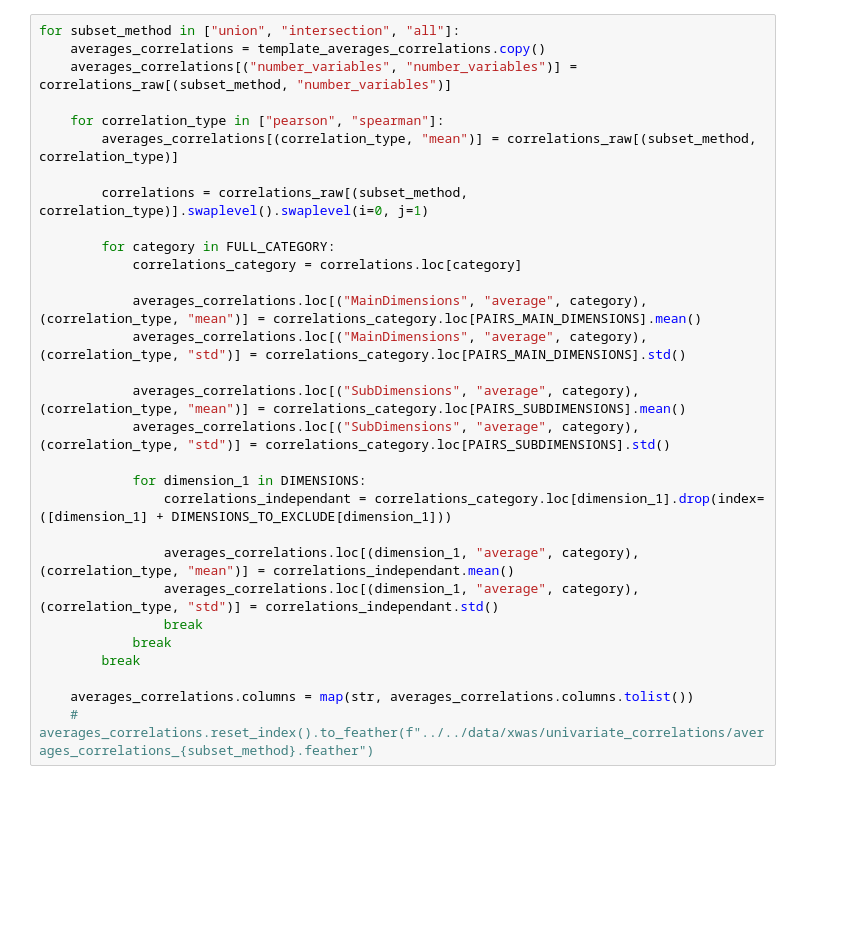
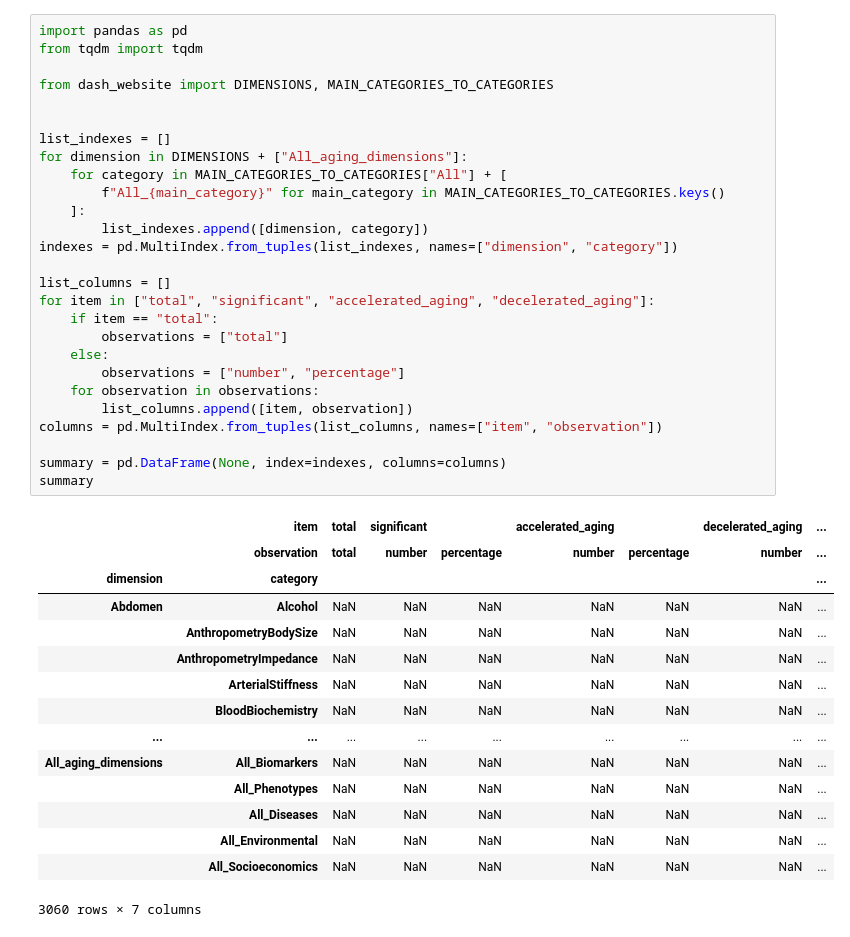
Before and after one commit to Deep-Learning-and-Aging/Website, a Jupyter notebook: external_code/xwas/tries.ipynb, the cells around one changed output. Saved outputs shown, nothing was run; the diff lists cells and outputs as text; blank space fills up the shorter version.

```diff
--- a/external_code/xwas/tries.ipynb
+++ b/external_code/xwas/tries.ipynb
@@ -110,30 +1,43 @@ template_averages_correlations = pd.DataFrame(None, index=indexes, columns=colum
-# %%
-for subset_method in ["union", "intersection", "all"]:
-    averages_correlations = template_averages_correlations.copy()
-    averages_correlations[("number_variables", "number_variables")] = correlations_raw[(subset_method, "number_variables")]
-
-    for correlation_type in ["pearson", "spearman"]:
-        averages_correlations[(correlation_type, "mean")] = correlations_raw[(subset_method, correlation_type)]
-
-        correlations = correlations_raw[(subset_method, correlation_type)].swaplevel().swaplevel(i=0, j=1)
-
-        for category in FULL_CATEGORY:
-            correlations_category = correlations.loc[category]
-
-            averages_correlations.loc[("MainDimensions", "average", category), (correlation_type, "mean")] = correlations_category.loc[PAIRS_MAIN_DIMENSIONS].mean()
-            averages_correlations.loc[("MainDimensions", "average", category), (correlation_type, "std")] = correlations_category.loc[PAIRS_MAIN_DIMENSIONS].std()
-
-            averages_correlations.loc[("SubDimensions", "average", category), (correlation_type, "mean")] = correlations_category.loc[PAIRS_SUBDIMENSIONS].mean()
-            averages_correlations.loc[("SubDimensions", "average", category), (correlation_type, "std")] = correlations_category.loc[PAIRS_SUBDIMENSIONS].std()
-
-            for dimension_1 in DIMENSIONS:
-                correlations_independant = correlations_category.loc[dimension_1].drop(index=([dimension_1] + DIMENSIONS_TO_EXCLUDE[dimension_1]))
-
-                averages_correlations.loc[(dimension_1, "average", category), (correlation_type, "mean")] = correlations_independant.mean()
-                averages_correlations.loc[(dimension_1, "average", category), (correlation_type, "std")] = correlations_independant.std()
-                break
-            break
-        break
-
-    averages_correlations.columns = map(str, averages_correlations.columns.tolist())
-    # averages_correlations.reset_index().to_feather(f"../../data/xwas/univariate_correlations/averages_correlations_{subset_method}.feather")
+# %%
+import pandas as pd
+from tqdm import tqdm
+
+from dash_website import DIMENSIONS, MAIN_CATEGORIES_TO_CATEGORIES
+
+
+list_indexes = []
+for dimension in DIMENSIONS + ["All_aging_dimensions"]:
+    for category in MAIN_CATEGORIES_TO_CATEGORIES["All"] + [
+        f"All_{main_category}" for main_category in MAIN_CATEGORIES_TO_CATEGORIES.keys()
+    ]:
+        list_indexes.append([dimension, category])
+indexes = pd.MultiIndex.from_tuples(list_indexes, names=["dimension", "category"])
+
+list_columns = []
+for item in ["total", "significant", "accelerated_aging", "decelerated_aging"]:
+    if item == "total":
+        observations = ["total"]
+    else:
+        observations = ["number", "percentage"]
+    for observation in observations:
+        list_columns.append([item, observation])
+columns = pd.MultiIndex.from_tuples(list_columns, names=["item", "observation"])
+
+summary = pd.DataFrame(None, index=indexes, columns=columns)
+summary
+# %% [output]
+|  | item | total | significant |  | accelerated_aging |  | decelerated_aging | ... |
+|  | observation | total | number | percentage | number | percentage | number | ... |
+| dimension | category |  |  |  |  |  |  | ... |
+| Abdomen | Alcohol | NaN | NaN | NaN | NaN | NaN | NaN | ... |
+|  | AnthropometryBodySize | NaN | NaN | NaN | NaN | NaN | NaN | ... |
+|  | AnthropometryImpedance | NaN | NaN | NaN | NaN | NaN | NaN | ... |
+|  | ArterialStiffness | NaN | NaN | NaN | NaN | NaN | NaN | ... |
+|  | BloodBiochemistry | NaN | NaN | NaN | NaN | NaN | NaN | ... |
+| ... | ... | ... | ... | ... | ... | ... | ... | ... |
+| All_aging_dimensions | All_Biomarkers | NaN | NaN | NaN | NaN | NaN | NaN | ... |
+|  | All_Phenotypes | NaN | NaN | NaN | NaN | NaN | NaN | ... |
+|  | All_Diseases | NaN | NaN | NaN | NaN | NaN | NaN | ... |
+|  | All_Environmental | NaN | NaN | NaN | NaN | NaN | NaN | ... |
+|  | All_Socioeconomics | NaN | NaN | NaN | NaN | NaN | NaN | ... |
+3060 rows × 7 columns
```
Also changed, not shown: parts of 5 cells of this notebook, 16 other files.
